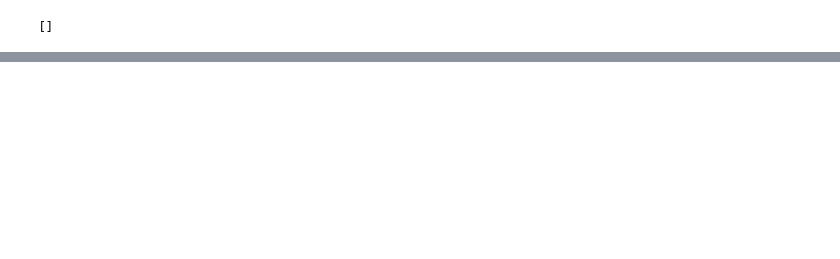
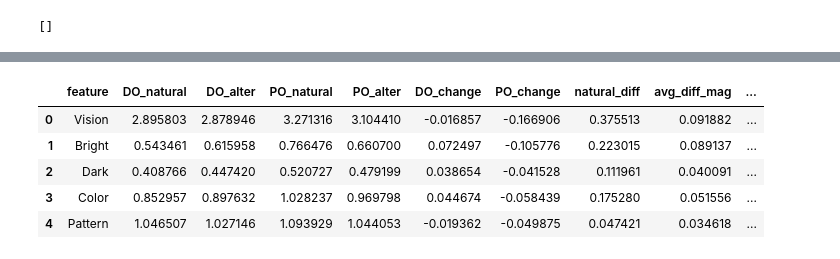
Before and after one commit to jwalanthi/semantic-features, a Jupyter notebook: datives.ipynb, the cells around one changed output, grey strips where cells are left out. Cells and saved outputs as stored; diff of their text form; code cells hidden in the pictures; blank space fills up the shorter version.

Commit message:
the actual data vis? looks like i committed the experiments and not the graphs

```diff
--- a/datives.ipynb
+++ b/datives.ipynb
@@ -84,0 +81,3 @@ len(datasets_spans[0])
+# %%
+for set in datasets_spans:
+    print(len(set))
@@ -88,7 +92,7 @@ re.findall("the members of the sarcastic gamer community (the forums)", "The Sar
 []
 # %%
 # extract all the embeddings and do predictions
-lms = ['bert-base-uncased', 'albert-xxlarge-v2', 'roberta-base']
+lms = ['roberta-base', 'bert-base-uncased', 'albert-xxlarge-v2']
 # hierarchy is model: dataset: layer: average feature prediction vector
 preds_per_model = {'bert-base-uncased': [], 'albert-xxlarge-v2': [], 'roberta-base': []}
 num_features = 65 # binder
@@ -158,0 +179,30 @@ tensor([[2.8957, 0.5429, 0.4082, 0.8506, 1.0457, 1.0956, 1.0349, 1.3926, 2.0159,
+# %%
+label_path = "saved_models/bert_models_all/bert_to_binder_layer8.txt"
+with open (label_path, "r") as file:
+    labels = [line.rstrip() for line in file.readlines()]
+# %%
+# make a df for bert layer 8
+
+data = pd.DataFrame({
+    "feature": labels,
+    "DO_natural": preds_per_model['bert-base-uncased'][0][8].detach().tolist()[0],
+    "DO_alter": preds_per_model['bert-base-uncased'][1][8].detach().tolist()[0],
+    "PO_natural": preds_per_model['bert-base-uncased'][2][8].detach().tolist()[0],
+    "PO_alter": preds_per_model['bert-base-uncased'][3][8].detach().tolist()[0],
+})
+data.loc[:,'DO_change'] = data["DO_alter"] - data["DO_natural"]
+data.loc[:,'PO_change'] = data["PO_alter"] - data["PO_natural"]
+data.loc[:,'natural_diff'] = (data["DO_natural"] - data["PO_natural"]).abs()
+data.loc[:,'avg_diff_mag'] = (data["DO_change"].abs() + data["PO_change"].abs())/2
+
+data.loc[:,'center_val'] = (data["DO_natural"] + data["PO_natural"])/2
+data.loc[:,'DO_nat_center'] = data["DO_natural"] - data["center_val"]
+data.loc[:,'PO_nat_center'] = data["PO_natural"] - data["center_val"]
+data.head()
+# %% [output]
+|  | feature | DO_natural | DO_alter | PO_natural | PO_alter | DO_change | PO_change | natural_diff | avg_diff_mag | ... |
+| 0 | Vision | 2.895803 | 2.878946 | 3.271316 | 3.104410 | -0.016857 | -0.166906 | 0.375513 | 0.091882 | ... |
+| 1 | Bright | 0.543461 | 0.615958 | 0.766476 | 0.660700 | 0.072497 | -0.105776 | 0.223015 | 0.089137 | ... |
+| 2 | Dark | 0.408766 | 0.447420 | 0.520727 | 0.479199 | 0.038654 | -0.041528 | 0.111961 | 0.040091 | ... |
+| 3 | Color | 0.852957 | 0.897632 | 1.028237 | 0.969798 | 0.044674 | -0.058439 | 0.175280 | 0.051556 | ... |
+| 4 | Pattern | 1.046507 | 1.027146 | 1.093929 | 1.044053 | -0.019362 | -0.049875 | 0.047421 | 0.034618 | ... |
```
Also changed, not shown: parts of 7 cells of this notebook.
